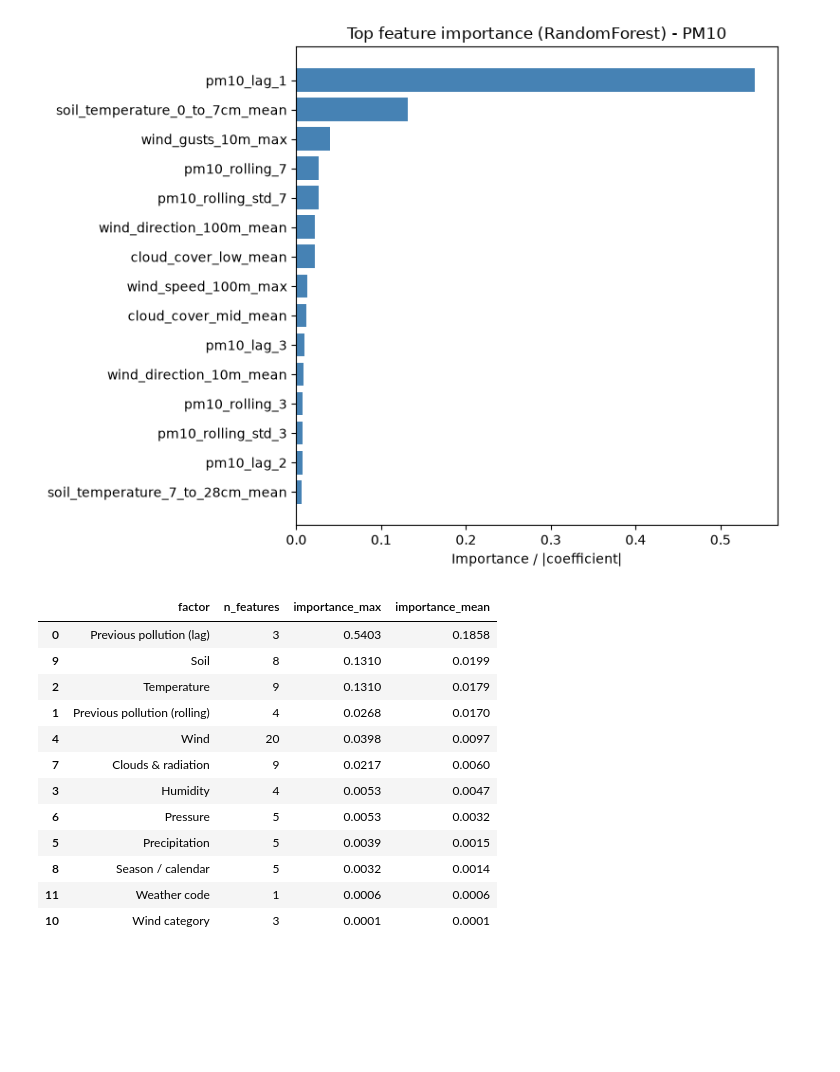
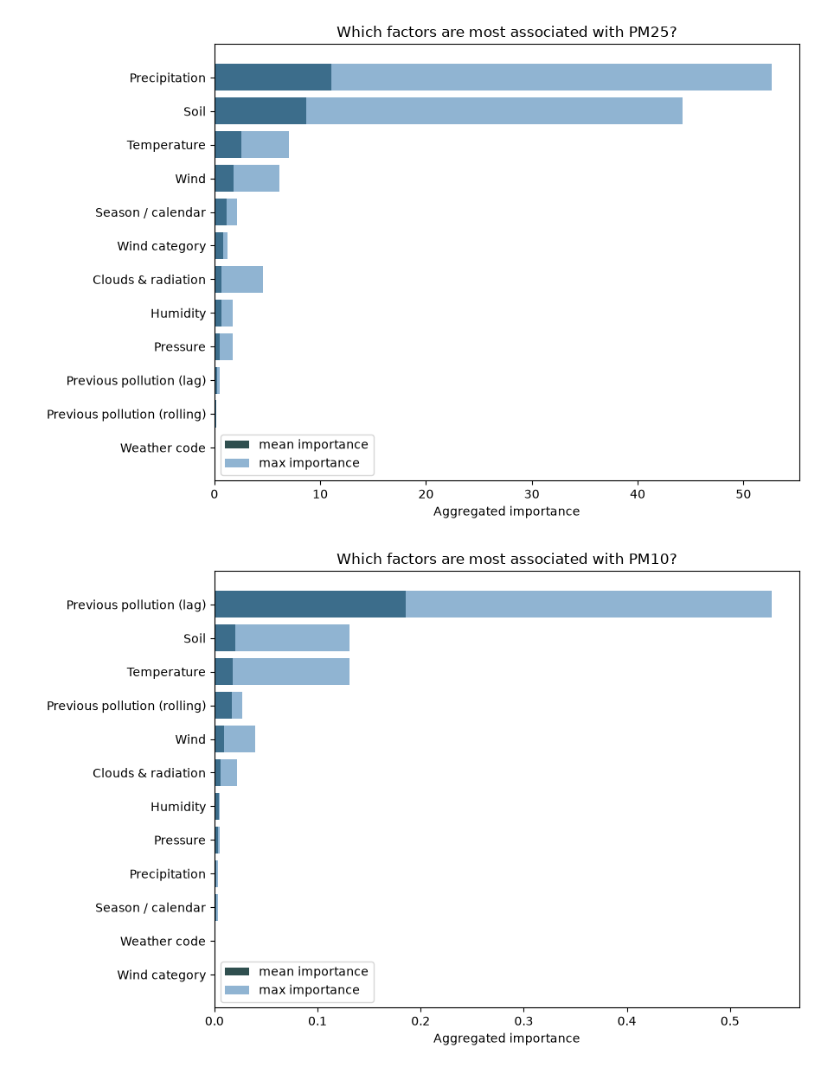
Before and after one commit to pepogogzy/air_pollution, a Jupyter notebook: notebooks/07_forecasting_regression.ipynb, the cells around one changed output. Cells and saved outputs as stored; diff of their text form; code cells hidden in the pictures; blank space fills up the shorter version.

Commit message:
Restructured Model Notebooks

```diff
--- a/notebooks/07_forecasting_regression.ipynb
+++ b/notebooks/07_forecasting_regression.ipynb
@@ -10,7 +10,7 @@ from sklearn.ensemble import RandomForestRegressor, GradientBoostingRegressor
 from sklearn.preprocessing import StandardScaler
 from sklearn.metrics import mean_squared_error, mean_absolute_error, r2_score
 # %%
-POLLUTANT = "pm10"
+POLLUTANTS = ["pm25", "pm10"]
 LAGGED_DAYS = (1, 2, 3)
 ROLLING_WINDOWS = (3, 7)
 TEST_FRACTION = 0.2
@@ -65,8 +63,4 @@ def evaluate_regression(y_true, y_pred):
         "MAE": float(mean_absolute_error(y_true, y_pred)),
         "R2": float(r2_score(y_true, y_pred)),
     }
-# %%
-baseline_mae = mean_absolute_error(y_test, model_df[POLLUTANT + "_lag_1"].iloc[split_idx:])
-baseline_rmse = float(np.sqrt(mean_squared_error(y_test, model_df[POLLUTANT + "_lag_1"].iloc[split_idx:])))
-baseline_r2 = float(r2_score(y_test, model_df[POLLUTANT + "_lag_1"].iloc[split_idx:]))
 # %%
@@ -89,6 +123,9 @@ predictions["Persistence(lag1)"] = model_df[POLLUTANT + "_lag_1"].iloc[split_idx
 # %%
+results_by_pollutant = {}
 
-results_df = pd.DataFrame(results).T
-results_df = results_df.reindex(results_df["RMSE"].sort_values().index)
-display(results_df.round(3))
+for pollutant in POLLUTANTS:
+    results_df = pd.DataFrame(data[pollutant]["results"]).T
+    results_by_pollutant[pollutant] = results_df.reindex(results_df["RMSE"].sort_values().index)
+
+display(pd.concat(results_by_pollutant, names=["pollutant", "model"]).round(3))
 # %% [output]
@@ -152,0 +287,11 @@ display(imp_df.head(15))
+# %%
+factor_tables = {}
+
+for pollutant in POLLUTANTS:
+    entry = data[pollutant]
+    feature_names = list(entry["X"].columns)
+    factor_df = group_importance(entry["importance"], feature_names, get_factor_groups(pollutant, feature_names))
+    factor_tables[pollutant] = factor_df
+
+    print(f"\n{pollutant.upper()}")
+    display(factor_df.round(4))
@@ -153,10 +327,16 @@ display(imp_df.head(15))
 # %%
-plt.figure(figsize=(8, 6))
-plot_df = imp_df.head(15).iloc[::-1]
-plt.barh(plot_df["feature"], plot_df["importance"], color="steelblue")
-plt.xlabel("Importance / |coefficient|")
-plt.title(f"Top feature importance ({best_model}) - {POLLUTANT.upper()}")
-plt.tight_layout()
-plt.show()
+for pollutant in POLLUTANTS:
+    factor_df = factor_tables[pollutant]
+
+    plt.figure(figsize=(9, 6))
+    plot_df = factor_df.iloc[::-1]
+    plt.barh(plot_df["factor"], plot_df["importance_mean"], color="darkslategray", label="mean importance")
+    plt.barh(plot_df["factor"], plot_df["importance_max"], color="steelblue", alpha=0.6, label="max importance")
+    plt.xlabel("Aggregated importance")
+    plt.title(f"Which factors are most associated with {pollutant.upper()}?")
+    plt.legend()
+    plt.tight_layout()
+    plt.show()
 # %% [output]
-[figure, old version]
+[figure, new version]
+[figure, added]
@@ -180,30 +342,0 @@ FACTOR_GROUPS = {
-# %%
-factor_importance = []
-for factor, cols in FACTOR_GROUPS.items():
-    present = [c for c in cols if c in feature_names]
-    if not present:
-        continue
-    vals = [importance[list(feature_names).index(c)] for c in present]
-    factor_importance.append({
-        "factor": factor,
-        "n_features": len(present),
-        "importance_max": float(np.max(vals)),
-        "importance_mean": float(np.mean(vals)),
-    })
-
-factor_df = pd.DataFrame(factor_importance).sort_values("importance_mean", ascending=False)
-display(factor_df.round(4))
-# %% [output]
-|  | factor | n_features | importance_max | importance_mean |
-| 0 | Previous pollution (lag) | 3 | 0.5403 | 0.1858 |
-| 9 | Soil | 8 | 0.1310 | 0.0199 |
-| 2 | Temperature | 9 | 0.1310 | 0.0179 |
-| 1 | Previous pollution (rolling) | 4 | 0.0268 | 0.0170 |
-| 4 | Wind | 20 | 0.0398 | 0.0097 |
-| 7 | Clouds & radiation | 9 | 0.0217 | 0.0060 |
-| 3 | Humidity | 4 | 0.0053 | 0.0047 |
-| 6 | Pressure | 5 | 0.0053 | 0.0032 |
-| 5 | Precipitation | 5 | 0.0039 | 0.0015 |
-| 8 | Season / calendar | 5 | 0.0032 | 0.0014 |
-| 11 | Weather code | 1 | 0.0006 | 0.0006 |
-| 10 | Wind category | 3 | 0.0001 | 0.0001 |
```
Also changed, not shown: parts of 21 cells of this notebook, 6 other files.
